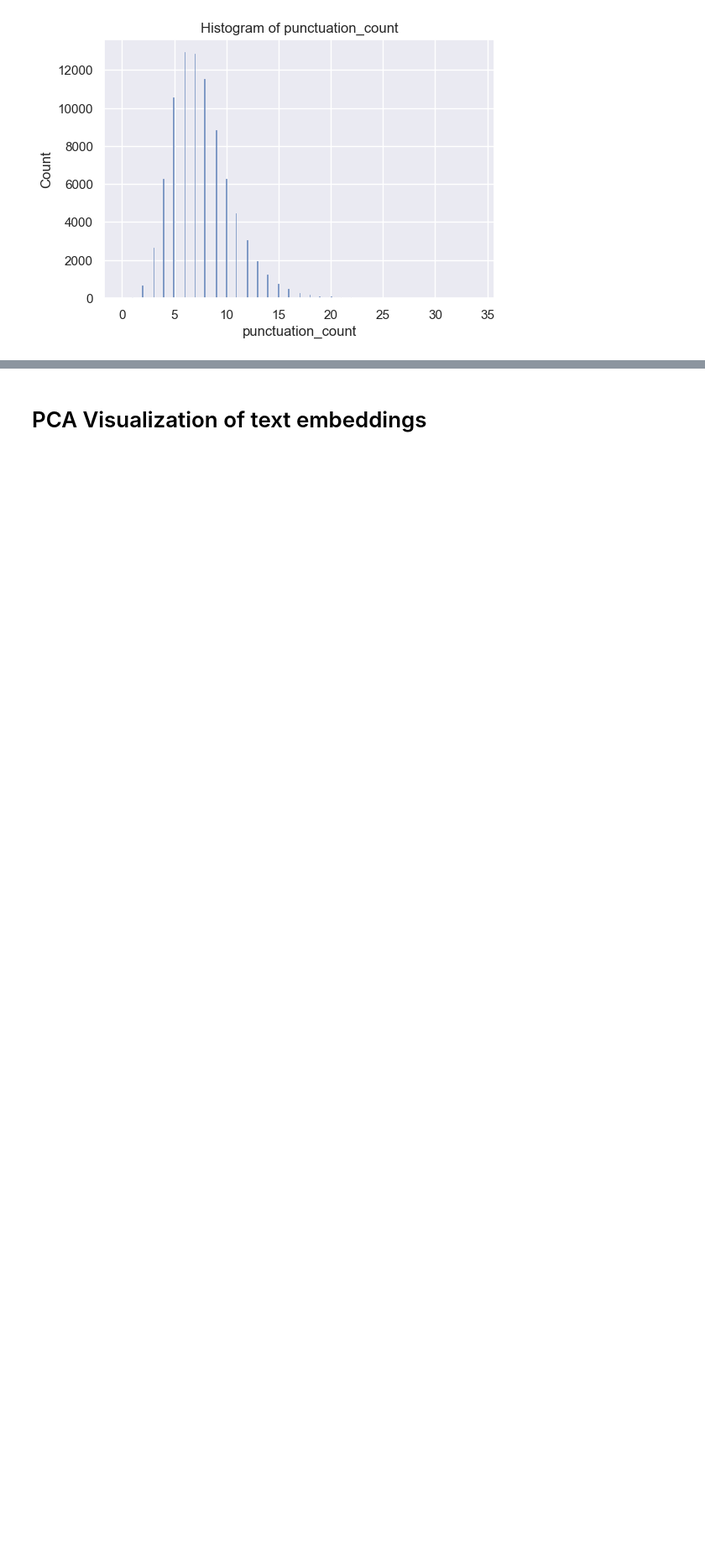
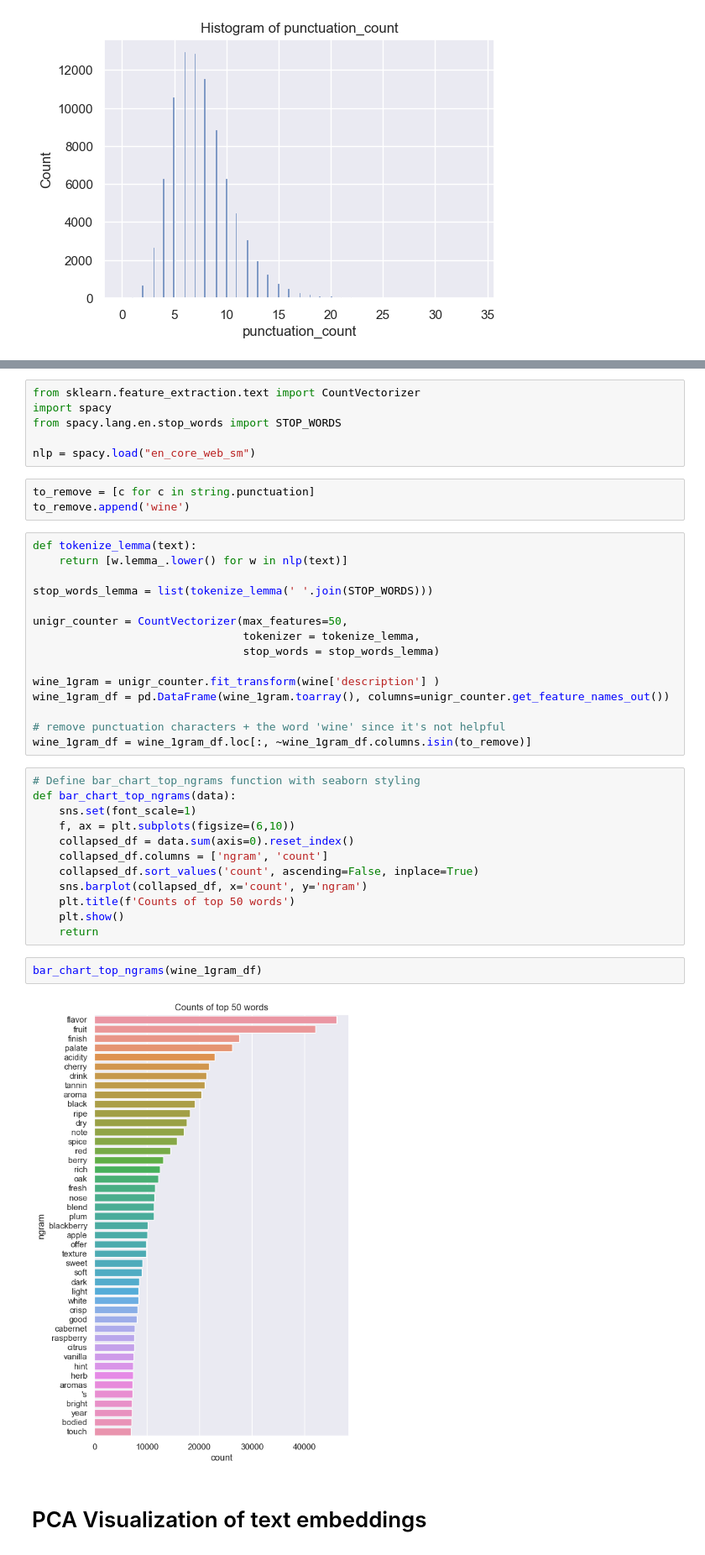
Before and after one commit to VishyFishy02/Somm_Wine_Reccomendation, a Jupyter notebook: Exploratory_Data_Analysis/EDA.ipynb, the cells around one changed output, grey strips where cells are left out. Shown at 84% size. Cells and saved outputs as stored; diff of their text form; blank space fills up the shorter version.

```diff
--- a/Exploratory_Data_Analysis/EDA.ipynb
+++ b/Exploratory_Data_Analysis/EDA.ipynb
@@ -586,2 +566,42 @@ for f in meta_features:
+# %%
+from sklearn.feature_extraction.text import CountVectorizer
+import spacy
+from spacy.lang.en.stop_words import STOP_WORDS
+
+nlp = spacy.load("en_core_web_sm")
+# %%
+to_remove = [c for c in string.punctuation]
+to_remove.append('wine')
+# %%
+def tokenize_lemma(text):
+    return [w.lemma_.lower() for w in nlp(text)]
+
+stop_words_lemma = list(tokenize_lemma(' '.join(STOP_WORDS)))
+
+unigr_counter = CountVectorizer(max_features=50,
+                                tokenizer = tokenize_lemma,
+                                stop_words = stop_words_lemma)
+
+wine_1gram = unigr_counter.fit_transform(wine['description'] )
+wine_1gram_df = pd.DataFrame(wine_1gram.toarray(), columns=unigr_counter.get_feature_names_out())
+
+# remove punctuation characters + the word 'wine' since it's not helpful
+wine_1gram_df = wine_1gram_df.loc[:, ~wine_1gram_df.columns.isin(to_remove)]
+# %%
+# Define bar_chart_top_ngrams function with seaborn styling
+def bar_chart_top_ngrams(data):
+    sns.set(font_scale=1)
+    f, ax = plt.subplots(figsize=(6,10))
+    collapsed_df = data.sum(axis=0).reset_index()
+    collapsed_df.columns = ['ngram', 'count']
+    collapsed_df.sort_values('count', ascending=False, inplace=True)
+    sns.barplot(collapsed_df, x='count', y='ngram')
+    plt.title(f'Counts of top 50 words')
+    plt.show()
+    return
+# %%
+bar_chart_top_ngrams(wine_1gram_df)
+# %% [output]
+[figure, added]
 # %% [markdown]
 # PCA Visualization of text embeddings
```
Also changed, not shown: parts of 15 cells of this notebook, 3 other files.
